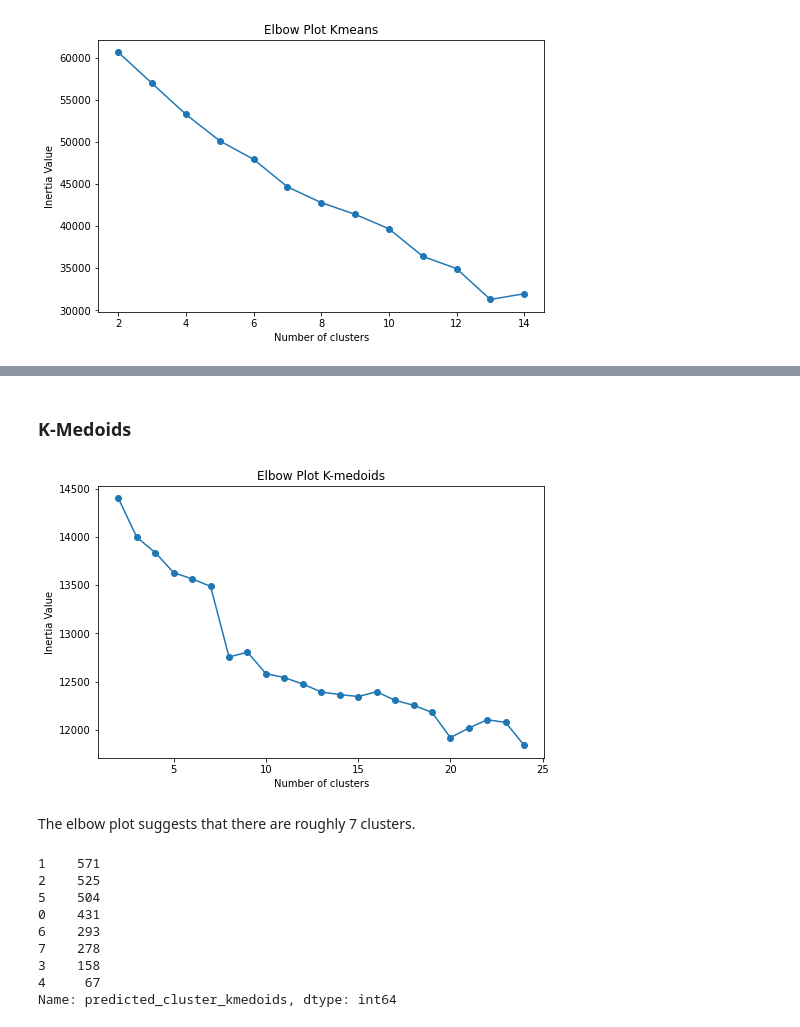
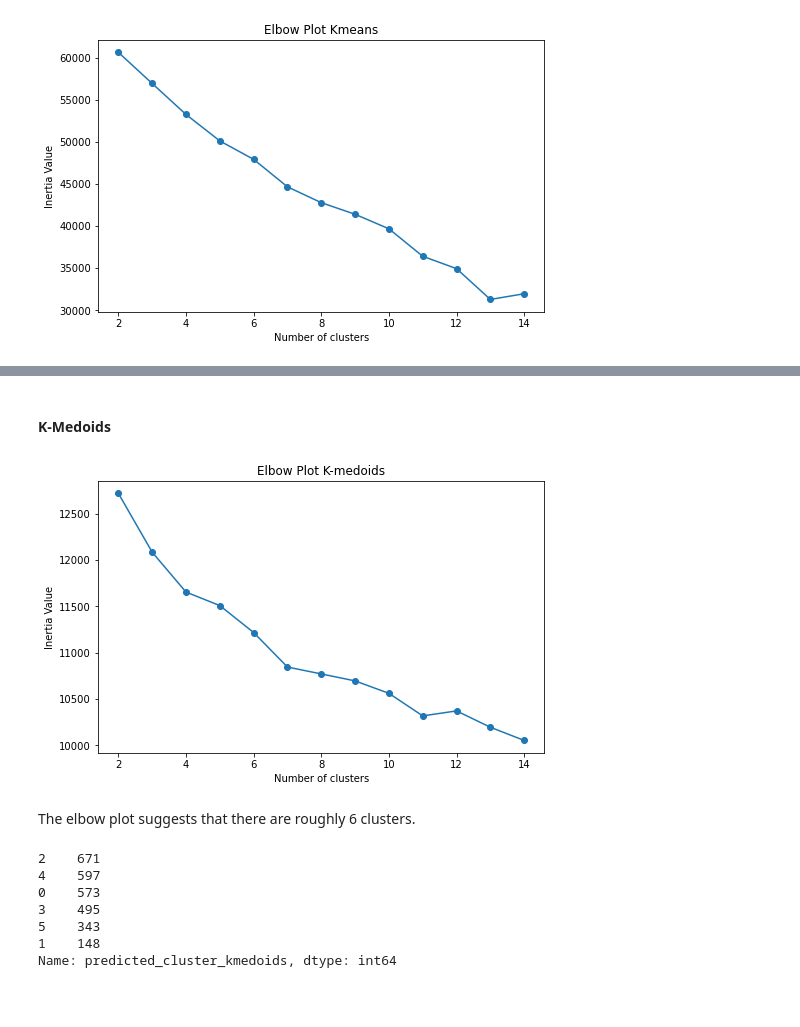
Before and after one commit to KelvinYQC/DataMning_Project, a Jupyter notebook: DM_Clustering_final.ipynb, the cells around one changed output, grey strips where cells are left out. Drawn from its saved outputs; the diff is of its cells as text; code cells hidden in the pictures; blank space fills up the shorter version.

```diff
--- a/DM_Clustering_final.ipynb
+++ b/DM_Clustering_final.ipynb
@@ -181,5 +189,5 @@ pca_fit = pd.DataFrame(pca_fit)
 # %%
-X = pca_fit
+X = pca_fit.values
 n_cluster = range(2, 15, 1)
 cost = []
 
@@ -202,4 +210,4 @@ Elbow plot suggests that there are roughly 7 clusters
 # %%
-clustering_model = KMeans(n_clusters=7, random_state=42, n_init=5)
+clustering_model = KMeans(n_clusters=6, random_state=42, n_init=5)
 clustering_model.fit(X)
 # %% [output]
@@ -207,4 +215,5 @@ KMeans(n_clusters=7, n_init=5, random_state=42)
 # %%
 df_numerical_scaled['predicted_cluster_kmeans'] = clustering_model.labels_
+pca_fit['predicted_cluster_kmeans'] = clustering_model.labels_
 df_numerical_scaled['predicted_cluster_kmeans'].value_counts()
 # %% [output]
@@ -255,42 +263,41 @@ for perp in [50, 100, 150]:
 --------------------------------------------
 # %% [markdown]
-### K-Medoids
+#### K-Medoids
 # %%
-X = df_numerical_scaled.drop(['predicted_cluster_kmeans'], axis=1).values
-n_cluster = range(2, 25, 1)
+X = pca_fit.drop(['predicted_cluster_kmeans'], axis=1).values
+n_cluster = range(2, 15, 1)
 cost = []
 
 for i in n_cluster:
     model = KMedoids(n_clusters=i, random_state=42)
     model.fit(X)
     cost.append(model.inertia_)
 
 fig = plt.figure(figsize=(8, 5))
 ax = fig.add_subplot(1,1,1)
 ax.plot(n_cluster, cost, marker="o")
 ax.set_xlabel("Number of clusters")
 ax.set_ylabel("Inertia Value")
 ax.set_title("Elbow Plot K-medoids")
 plt.show()
 # %% [output]
-[figure, old version]
+[figure, new version]
 # %% [markdown]
-The elbow plot suggests that there are roughly 7 clusters.
+The elbow plot suggests that there are roughly 6 clusters.
 # %%
-clustering_model_kmedoids = KMedoids(n_clusters=8, random_state=42)
+clustering_model_kmedoids = KMedoids(n_clusters=6, random_state=42)
 clustering_model_kmedoids.fit(X)
 
 df_numerical_scaled['predicted_cluster_kmedoids'] = clustering_model_kmedoids.labels_
+pca_fit['predicted_cluster_kmedoids'] = clustering_model_kmedoids.labels_
 df_numerical_scaled['predicted_cluster_kmedoids'].value_counts()
 # %% [output]
-1    571
-2    525
-5    504
-0    431
-6    293
-7    278
-3    158
-4     67
+2    671
+4    597
+0    573
+3    495
+5    343
+1    148
 Name: predicted_cluster_kmedoids, dtype: int64
 # %%
 for i in range(1,15):
```
Also changed, not shown: parts of 13 cells of this notebook.
